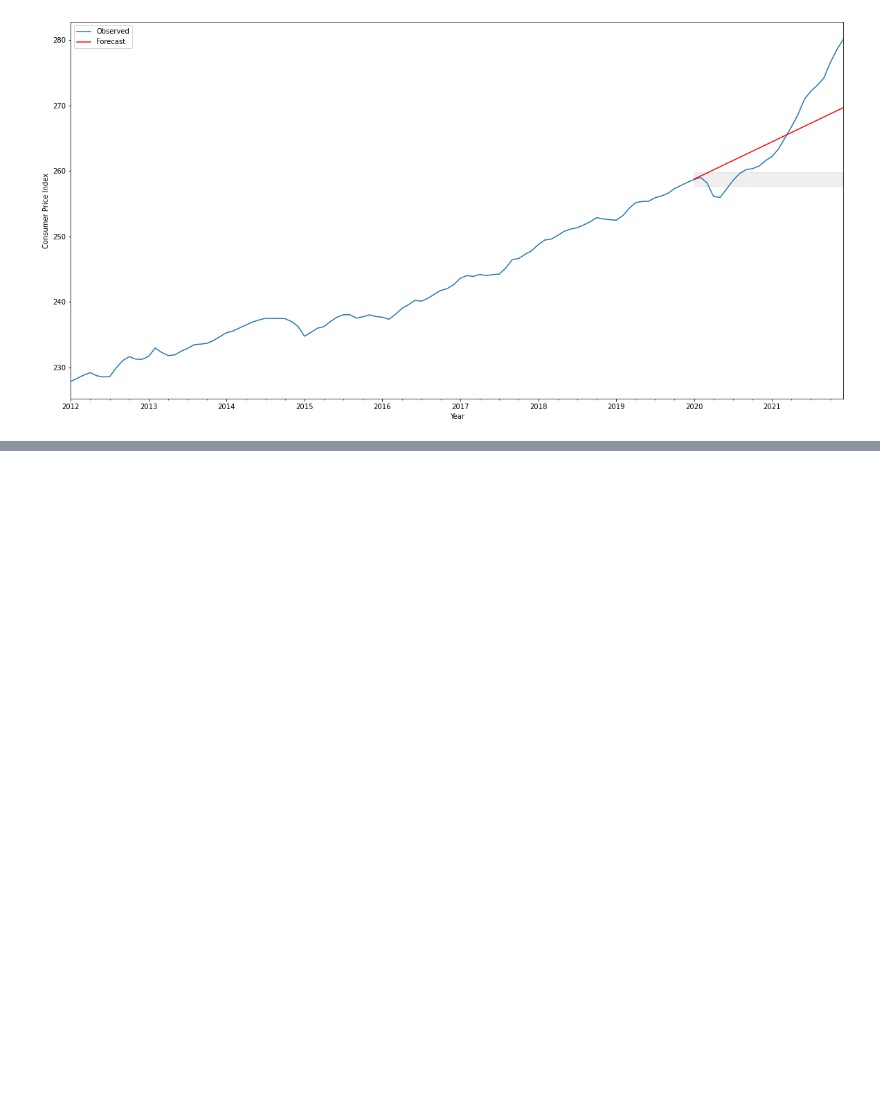
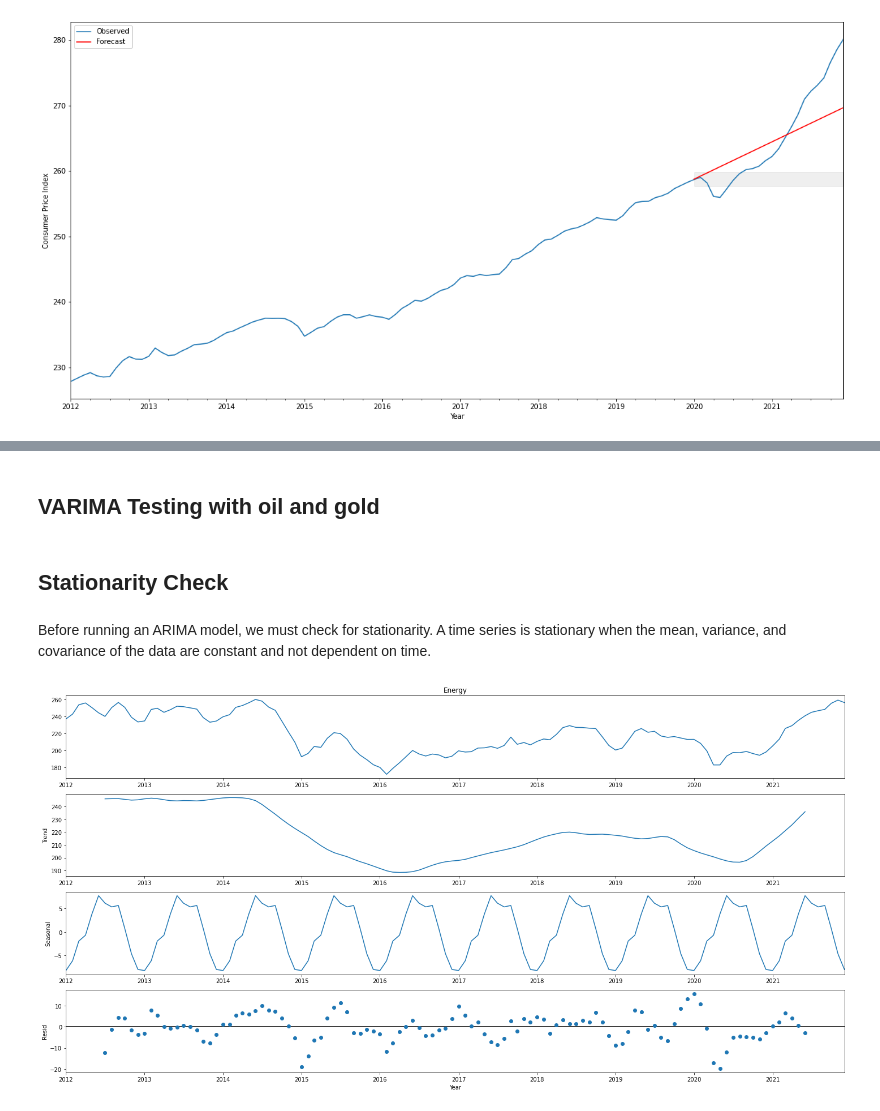
Before and after one commit to victor-thai/cpi_modeling, a Jupyter notebook: ARIMA_model_Victor.ipynb, the cells around one changed output, grey strips where cells are left out. Drawn from its saved outputs; the diff is of its cells as text; code cells hidden in the pictures; blank space fills up the shorter version.

Commit message:
VARIMA model

```diff
--- a/ARIMA_model_Victor.ipynb
+++ b/ARIMA_model_Victor.ipynb
@@ -317,0 +330,17 @@ Text(0, 0.5, 'Consumer Price Index')
+# %% [markdown]
+## VARIMA Testing with oil and gold
+# %% [markdown]
+## Stationarity Check
+# %% [markdown]
+Before running an ARIMA model, we must check for stationarity. A time series is stationary when the mean, variance, and covariance of the data are constant and not dependent on time.
+# %%
+# need to use statmodels decomposition
+# decomposition is used to separate the data into potential seasonality, trend, and random residual
+
+decomp = sm.tsa.seasonal_decompose(cpi["Energy"], model = 'additive')
+fig = decomp.plot()
+plt.xlabel('Year')
+plt.rcParams["figure.figsize"] = (20,10)
+plt.show()
+# %% [output]
+[figure, added]
```
Also changed, not shown: parts of 36 cells of this notebook, 6 other files.
